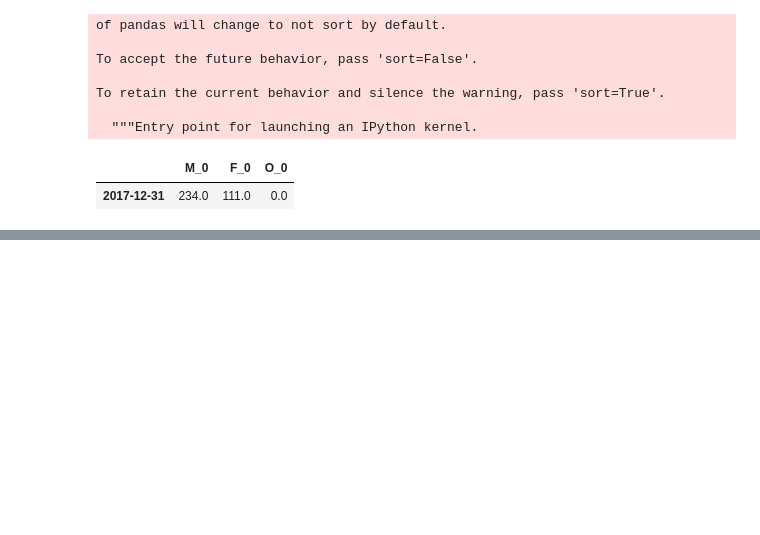
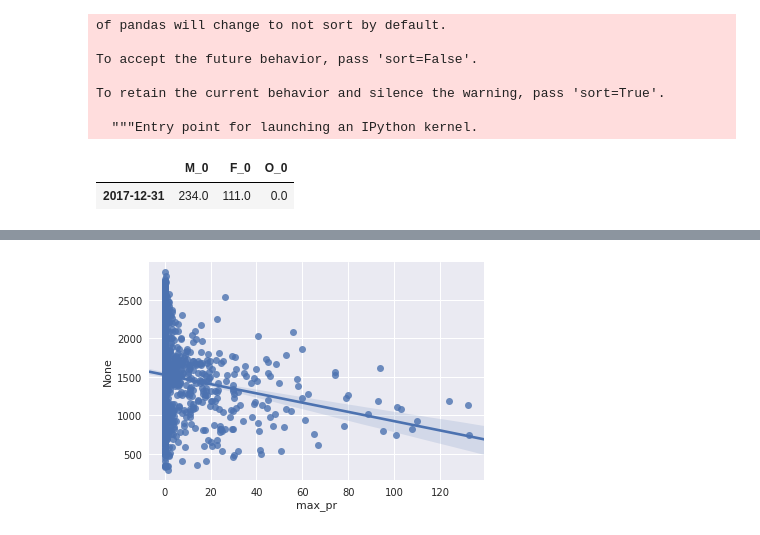
Before and after one commit to omadson/PhD, a Jupyter notebook: notebooks/clean_pr_dataset.ipynb, the cells around one changed output, grey strips where cells are left out. Cells and saved outputs as stored; diff of their text form; code cells hidden in the pictures; blank space fills up the shorter version.

```diff
--- a/notebooks/clean_pr_dataset.ipynb
+++ b/notebooks/clean_pr_dataset.ipynb
@@ -127,0 +163,6 @@ pd.read_json('https://api.calendario.com.br/?json=true&ano=%s&ibge=2304400&token
+# %%
+# filter_dataset = dataset[dataset['max_pr']>0]
+filter_dataset = dataset
+ax = sns.regplot(y=(filter_dataset['M_0']+filter_dataset['F_0']), x=filter_dataset['max_pr'])
+# %% [output]
+[figure, added]
```
Also changed, not shown: parts of 9 cells of this notebook, 1 other file.
